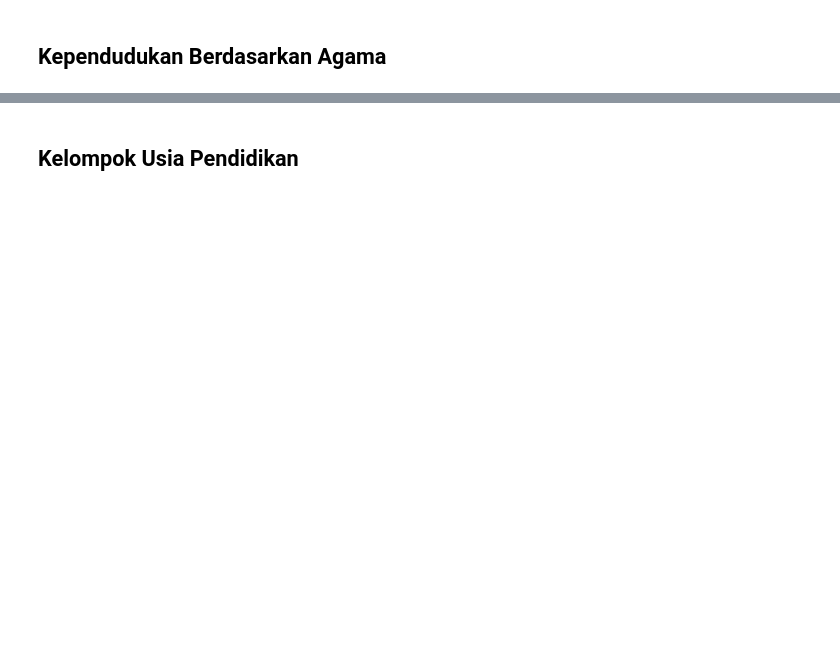
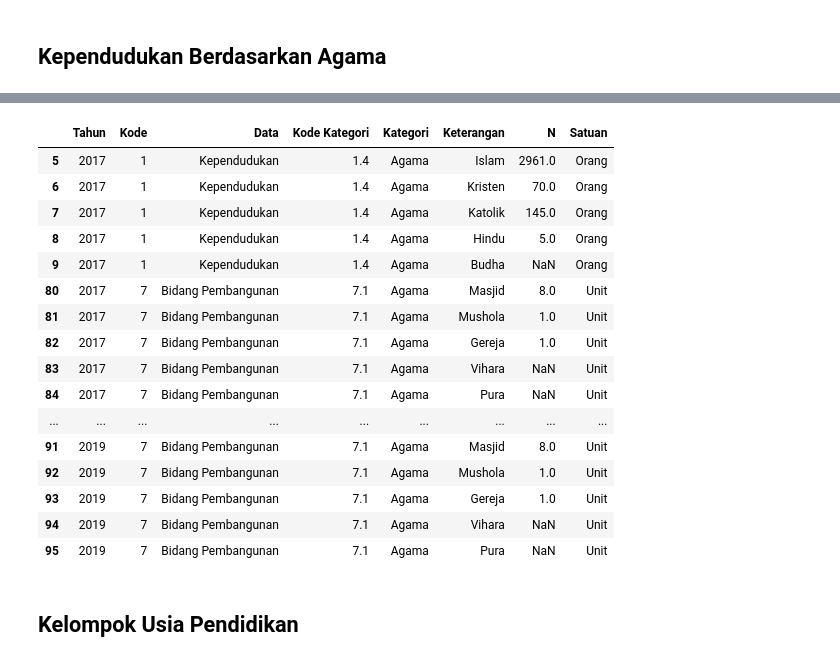
Before and after one commit to FajrulHQ/Visualisasi_KKN, a Jupyter notebook: Kependudukan/Kependudukan.ipynb, the cells around one changed output, grey strips where cells are left out. Saved outputs shown, nothing was run; the diff lists cells and outputs as text; code cells hidden in the pictures; blank space fills up the shorter version.

```diff
--- a/Kependudukan/Kependudukan.ipynb
+++ b/Kependudukan/Kependudukan.ipynb
@@ -82,6 +82,26 @@ plot2 = plot_1(df_2,'Persentase','Agama',500)
 plot2
 # %% [output]
 [interactive output not drawn]
+# %%
+df_2.loc[df_2['K']]
+# %% [output]
+|  | Tahun | Kode | Data | Kode Kategori | Kategori | Keterangan | N | Satuan |
+| 5 | 2017 | 1 | Kependudukan | 1.4 | Agama | Islam | 2961.0 | Orang |
+| 6 | 2017 | 1 | Kependudukan | 1.4 | Agama | Kristen | 70.0 | Orang |
+| 7 | 2017 | 1 | Kependudukan | 1.4 | Agama | Katolik | 145.0 | Orang |
+| 8 | 2017 | 1 | Kependudukan | 1.4 | Agama | Hindu | 5.0 | Orang |
+| 9 | 2017 | 1 | Kependudukan | 1.4 | Agama | Budha | NaN | Orang |
+| 80 | 2017 | 7 | Bidang Pembangunan | 7.1 | Agama | Masjid | 8.0 | Unit |
+| 81 | 2017 | 7 | Bidang Pembangunan | 7.1 | Agama | Mushola | 1.0 | Unit |
+| 82 | 2017 | 7 | Bidang Pembangunan | 7.1 | Agama | Gereja | 1.0 | Unit |
+| 83 | 2017 | 7 | Bidang Pembangunan | 7.1 | Agama | Vihara | NaN | Unit |
+| 84 | 2017 | 7 | Bidang Pembangunan | 7.1 | Agama | Pura | NaN | Unit |
+| ... | ... | ... | ... | ... | ... | ... | ... | ... |
+| 91 | 2019 | 7 | Bidang Pembangunan | 7.1 | Agama | Masjid | 8.0 | Unit |
+| 92 | 2019 | 7 | Bidang Pembangunan | 7.1 | Agama | Mushola | 1.0 | Unit |
+| 93 | 2019 | 7 | Bidang Pembangunan | 7.1 | Agama | Gereja | 1.0 | Unit |
+| 94 | 2019 | 7 | Bidang Pembangunan | 7.1 | Agama | Vihara | NaN | Unit |
+| 95 | 2019 | 7 | Bidang Pembangunan | 7.1 | Agama | Pura | NaN | Unit |
 # %% [markdown]
 <h2> Kelompok Usia Pendidikan</h2>
 # %%
```
